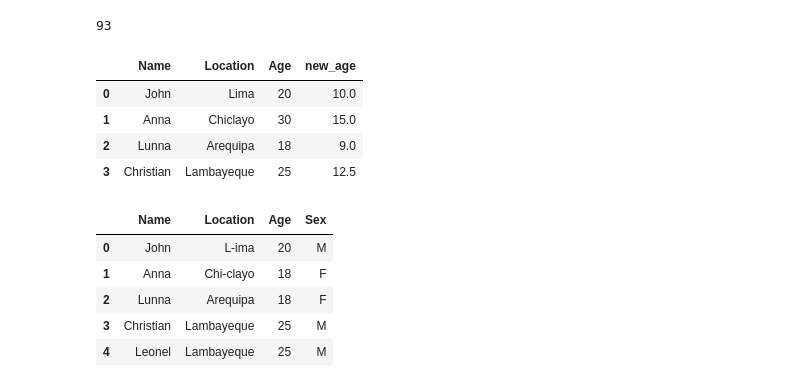
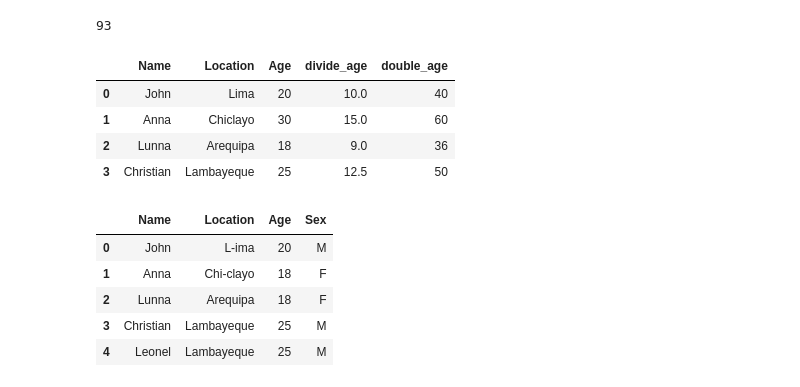
Before and after one commit to davidllauce/introduccion_pandas, a Jupyter notebook: operaciones_pandas.ipynb, the cells around one changed output. Drawn from its saved outputs; the diff is of its cells as text; code cells hidden in the pictures.

```diff
--- a/operaciones_pandas.ipynb
+++ b/operaciones_pandas.ipynb
@@ -89,12 +90,13 @@ df['Age'].sum()
 93
 # %%
 # Operaciones basicas: sum, restar, dividir, multiplicar
-df['new_age'] = df['Age']/2
+df['divide_age'] = df['Age']/2
+df['double_age'] = df['Age']*2
 df
 # %% [output]
-|  | Name | Location | Age | new_age |
-| 0 | John | Lima | 20 | 10.0 |
-| 1 | Anna | Chiclayo | 30 | 15.0 |
-| 2 | Lunna | Arequipa | 18 | 9.0 |
-| 3 | Christian | Lambayeque | 25 | 12.5 |
+|  | Name | Location | Age | divide_age | double_age |
+| 0 | John | Lima | 20 | 10.0 | 40 |
+| 1 | Anna | Chiclayo | 30 | 15.0 | 60 |
+| 2 | Lunna | Arequipa | 18 | 9.0 | 36 |
+| 3 | Christian | Lambayeque | 25 | 12.5 | 50 |
 # %%
```
Also changed, not shown: parts of 8 cells of this notebook, 1 other file.
